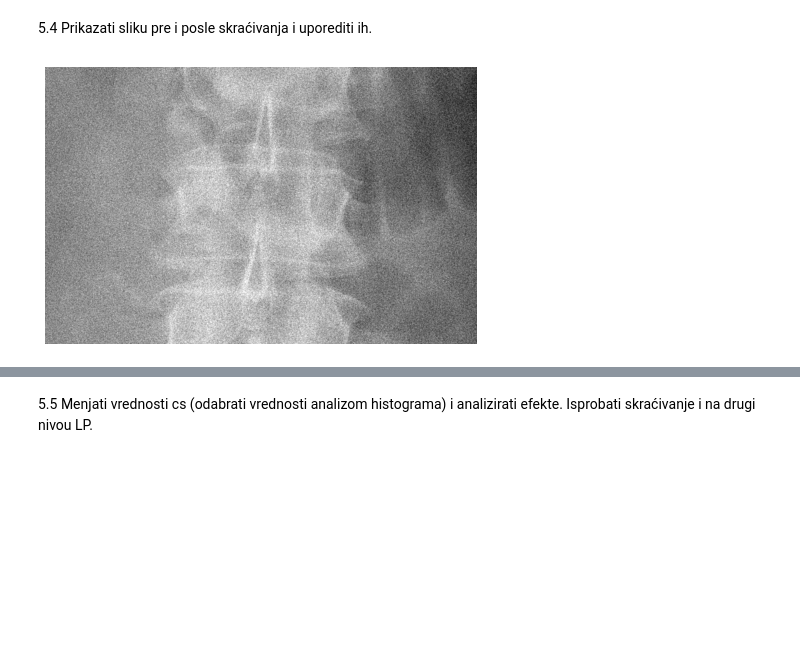
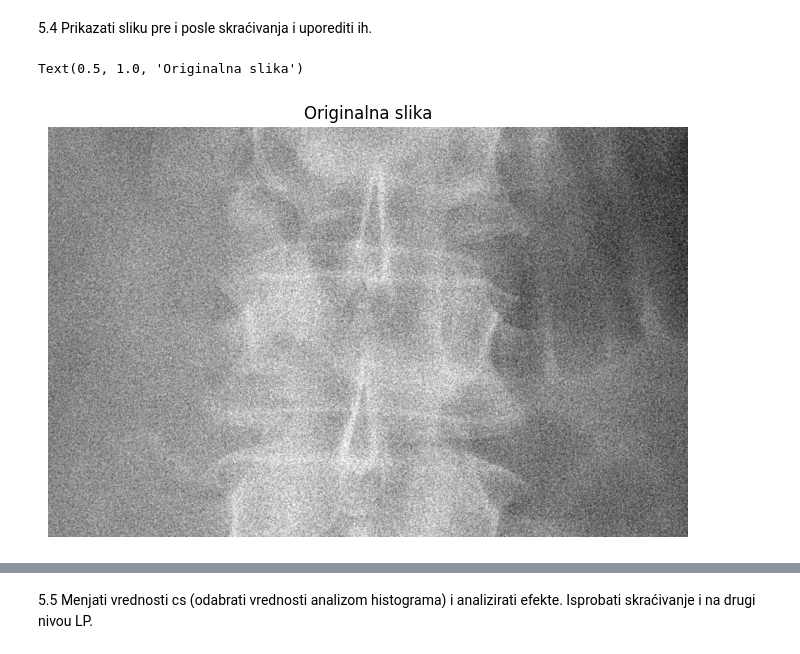
Before and after one commit to nebojsa-bozanic/BMI_OSuM, a Jupyter notebook: OSuM_Vezba7/OSuM_Vezba7/OSuM_vezba_7.ipynb, the cells around one changed output, grey strips where cells are left out. Cells and saved outputs as stored; diff of their text form; code cells hidden in the pictures; blank space fills up the shorter version.

Commit message:
Deprecation Warning fixed. Canvas title changed to matplotlib title.

```diff
--- a/OSuM_Vezba7/OSuM_Vezba7/OSuM_vezba_7.ipynb
+++ b/OSuM_Vezba7/OSuM_Vezba7/OSuM_vezba_7.ipynb
@@ -188,11 +179,12 @@ plt.show()
 # %%
 fig = plt.figure()
 ax = fig.add_axes([0,0,1,1])
 ax.imshow(im2, cmap='gray', vmin=im2.min(), vmax=im2.max())
 plt.axis('off')
-fig.canvas.set_window_title('Originalna slika')
+plt.title('Originalna slika')
 # %% [output]
+Text(0.5, 1.0, 'Originalna slika')
-[figure, old version]
+[figure, new version]
 # %%
 Lpyr[0] = L1
 im_r1 = osum.im_pyr_recon(Lpyr, Res, size_vec)
```
Also changed, not shown: parts of 12 cells of this notebook.
